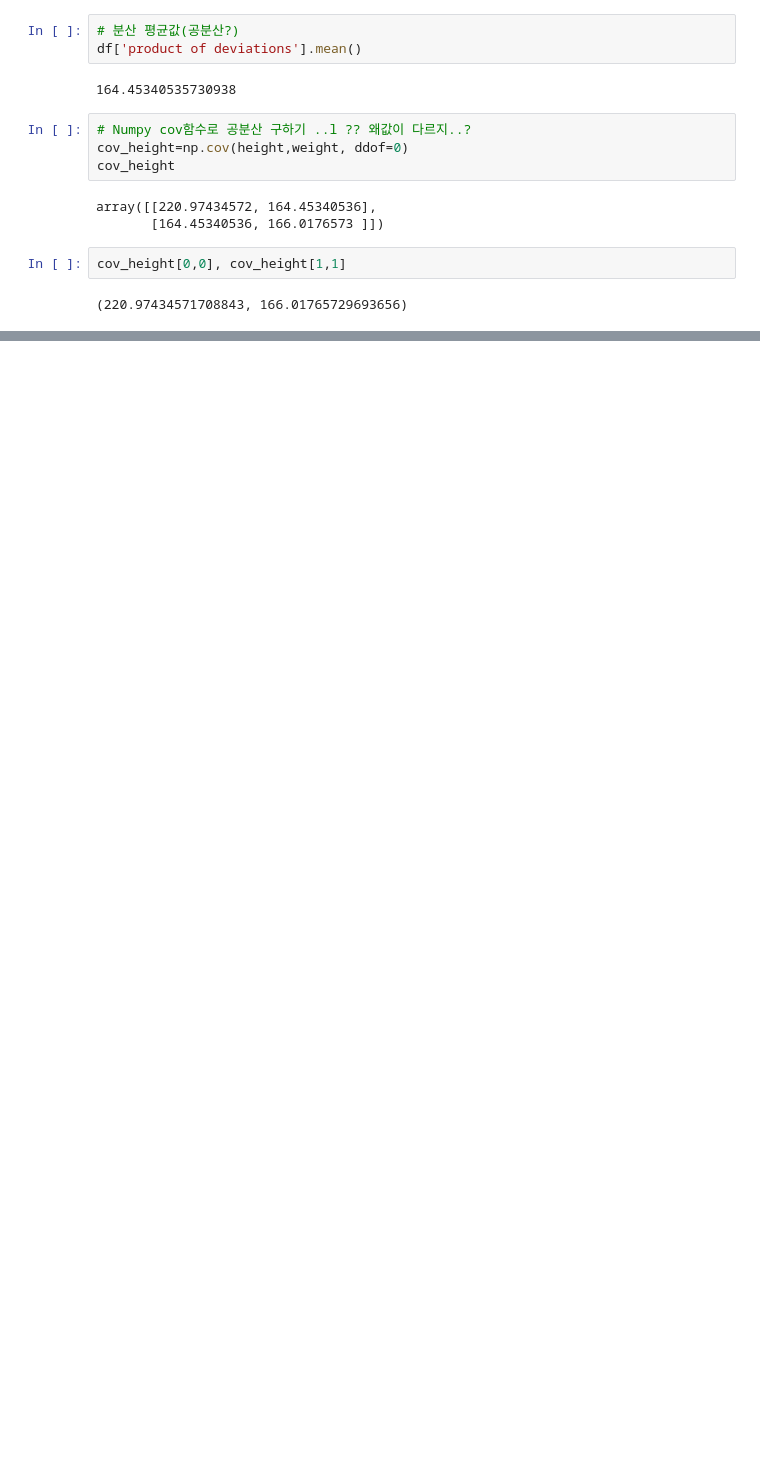
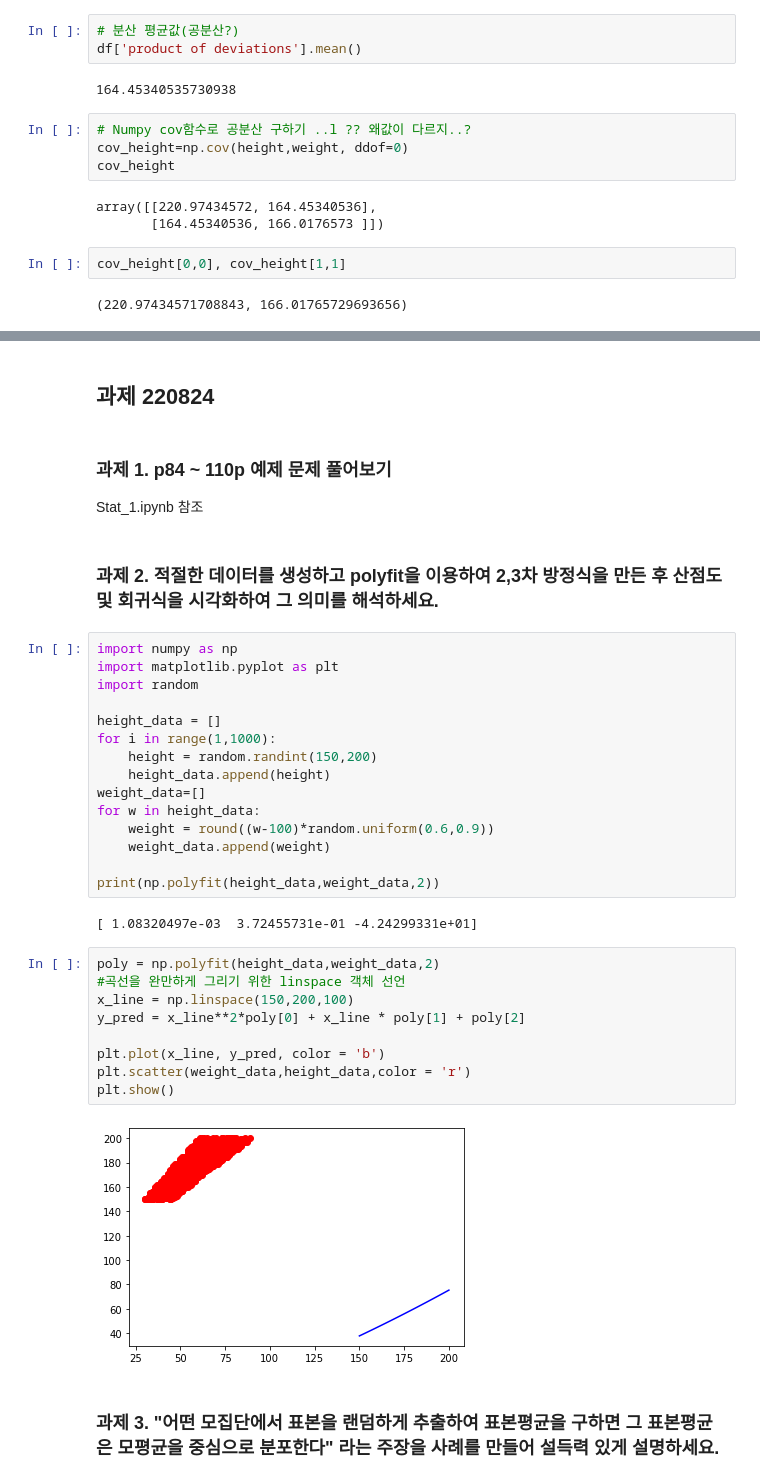
Before and after one commit to ddeodeok/cakd7, a Jupyter notebook: m3_통계/과제.ipynb, the cells around one changed output, grey strips where cells are left out. Saved outputs shown, nothing was run; the diff lists cells and outputs as text; blank space fills up the shorter version.

```diff
--- a/m3_통계/과제.ipynb
+++ b/m3_통계/과제.ipynb
@@ -375,0 +367,37 @@ Stat_1.ipynb 참조
+# %% [markdown]
+## 과제 220824
+# %% [markdown]
+### 과제 1. p84 ~ 110p 예제 문제 풀어보기
+Stat_1.ipynb 참조
+# %% [markdown]
+### 과제 2. 적절한 데이터를 생성하고 polyfit을 이용하여 2,3차 방정식을 만든 후 산점도 및 회귀식을 시각화하여 그 의미를 해석하세요.
+# %%
+import numpy as np
+import matplotlib.pyplot as plt
+import random
+
+height_data = []
+for i in range(1,1000):
+    height = random.randint(150,200)
+    height_data.append(height)
+weight_data=[]
+for w in height_data:
+    weight = round((w-100)*random.uniform(0.6,0.9))
+    weight_data.append(weight)
+
+print(np.polyfit(height_data,weight_data,2))
+# %% [output]
+[ 1.08320497e-03  3.72455731e-01 -4.24299331e+01]
+# %%
+poly = np.polyfit(height_data,weight_data,2)
+#곡선을 완만하게 그리기 위한 linspace 객체 선언
+x_line = np.linspace(150,200,100)
+y_pred = x_line**2*poly[0] + x_line * poly[1] + poly[2]
+
+plt.plot(x_line, y_pred, color = 'b')
+plt.scatter(weight_data,height_data,color = 'r')
+plt.show()
+# %% [output]
+[figure, added]
+# %% [markdown]
+### 과제 3. "어떤 모집단에서 표본을 랜덤하게 추출하여 표본평균을 구하면 그 표본평균은 모평균을 중심으로 분포한다" 라는 주장을 사례를 만들어 설득력 있게 설명하세요.
```
Also changed, not shown: parts of 14 cells of this notebook.
